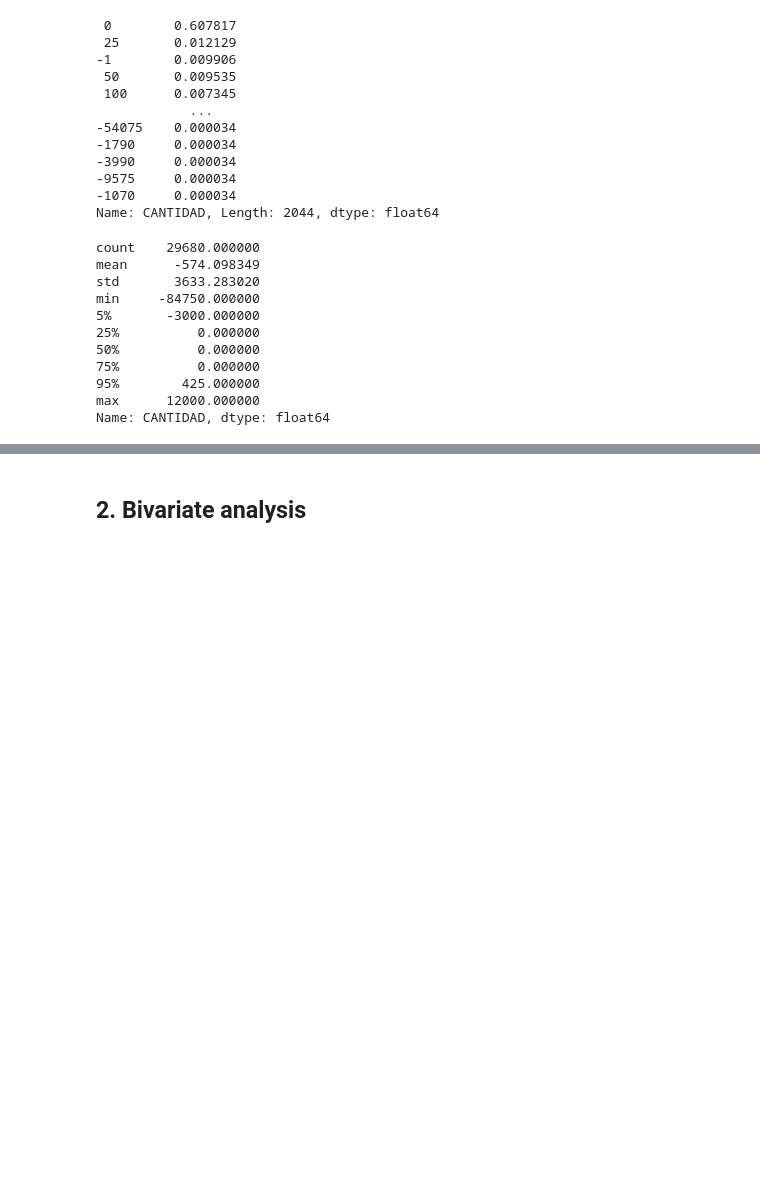
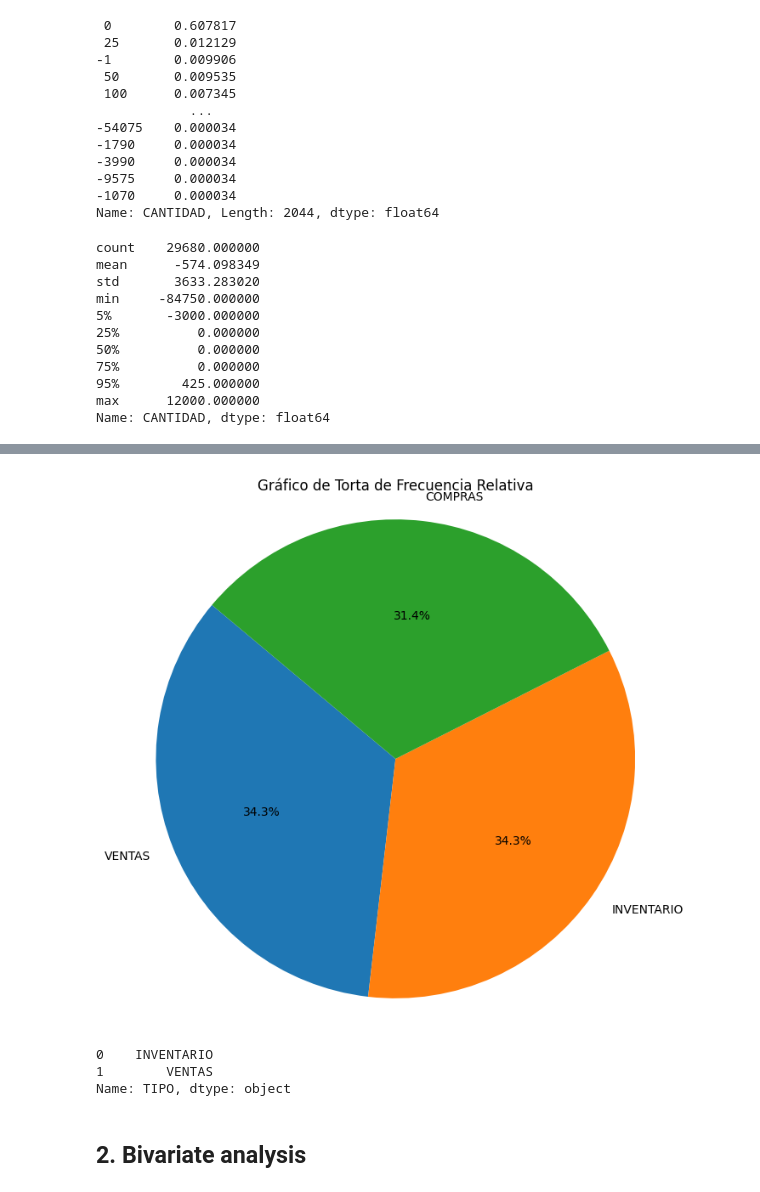
Before and after one commit to ingoscargiraldor/ingoscargiraldor, a Jupyter notebook: Operaciones_Anual.ipynb, the cells around one changed output, grey strips where cells are left out. Drawn from its saved outputs; the diff is of its cells as text; code cells hidden in the pictures; blank space fills up the shorter version.

```diff
--- a/Operaciones_Anual.ipynb
+++ b/Operaciones_Anual.ipynb
@@ -324,3 +329,21 @@ plt.show()
+# %%
+frecuencia_relativa = Operación_df["TIPO"].value_counts(dropna=False, normalize=True)
+
+# Crear el gráfico de torta
+plt.figure(figsize=(8, 8))
+plt.pie(frecuencia_relativa, labels=frecuencia_relativa.index, autopct='%1.1f%%', startangle=140)
+plt.title("Gráfico de Torta de Frecuencia Relativa")
+plt.axis('equal')  # Para asegurarse de que el gráfico sea circular
+
+plt.show()
+# %% [output]
+[figure, added]
+# %%
+Operación_df["TIPO"].mode()
+# %% [output]
+0    INVENTARIO
+1        VENTAS
+Name: TIPO, dtype: object
 # %% [markdown]
 ## 2. Bivariate analysis
 # %%
```
Also changed, not shown: parts of 14 cells of this notebook.
